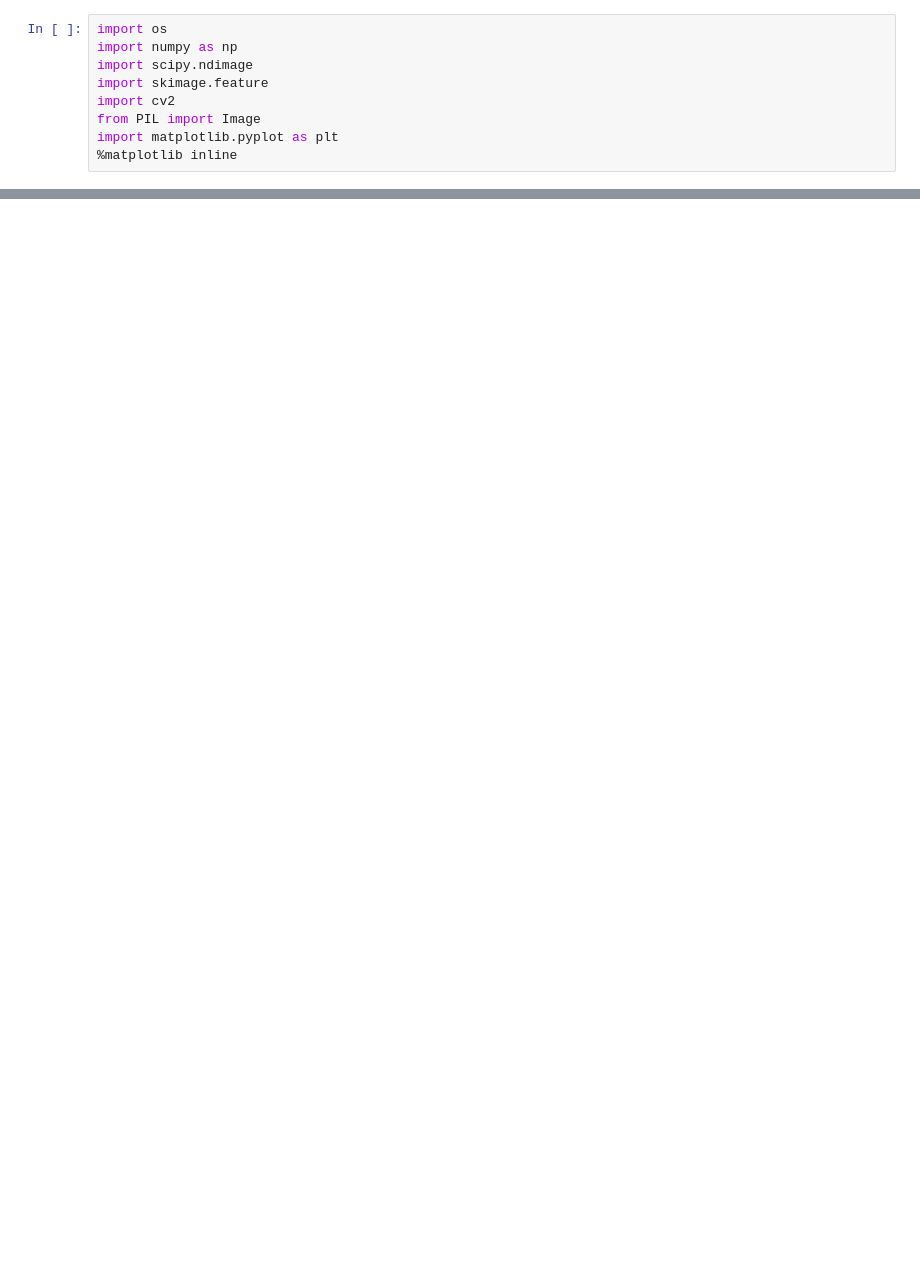
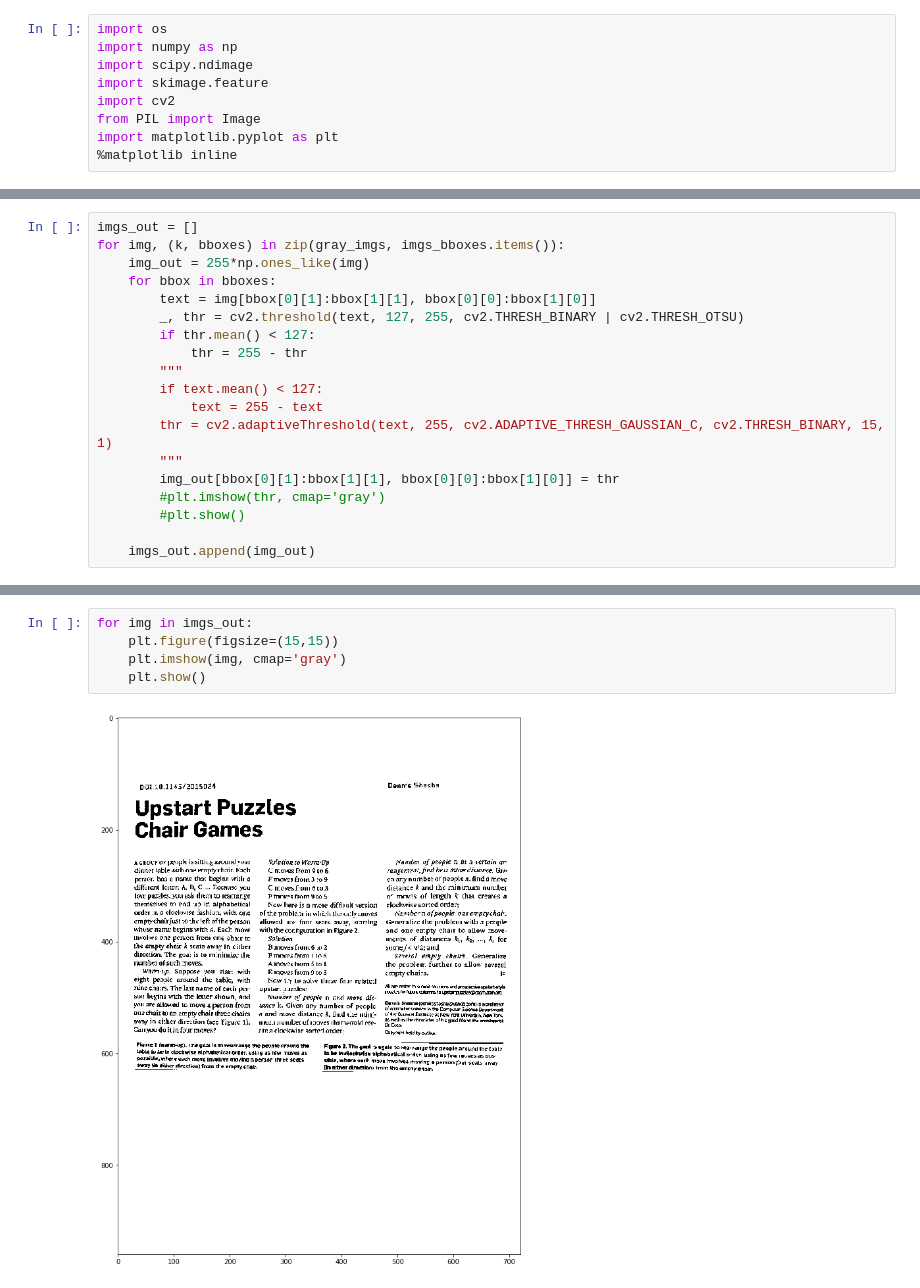
Before and after one commit to L-sky/UCU_CV_HW2, a Jupyter notebook: task1/notes_text.ipynb, the cells around one changed output, grey strips where cells are left out. Cells and saved outputs as stored; diff of their text form; blank space fills up the shorter version.

```diff
--- a/task1/notes_text.ipynb
+++ b/task1/notes_text.ipynb
@@ -99,0 +74,19 @@ Image.fromarray(imgs[0])
+# %%
+imgs_out = []
+for img, (k, bboxes) in zip(gray_imgs, imgs_bboxes.items()):
+    img_out = 255*np.ones_like(img)
+    for bbox in bboxes:
+        text = img[bbox[0][1]:bbox[1][1], bbox[0][0]:bbox[1][0]]
+        _, thr = cv2.threshold(text, 127, 255, cv2.THRESH_BINARY | cv2.THRESH_OTSU)
+        if thr.mean() < 127:
+            thr = 255 - thr
+        """
+        if text.mean() < 127:
+            text = 255 - text
+        thr = cv2.adaptiveThreshold(text, 255, cv2.ADAPTIVE_THRESH_GAUSSIAN_C, cv2.THRESH_BINARY, 15, 1)
+        """
+        img_out[bbox[0][1]:bbox[1][1], bbox[0][0]:bbox[1][0]] = thr
+        #plt.imshow(thr, cmap='gray')
+        #plt.show()
+
+    imgs_out.append(img_out)
@@ -99,0 +137,7 @@ Image.fromarray(imgs[0])
+# %%
+for img in imgs_out:
+    plt.figure(figsize=(15,15))
+    plt.imshow(img, cmap='gray')
+    plt.show()
+# %% [output]
+[figure, added]
```
Also changed, not shown: parts of 27 cells of this notebook, 3 other files.
